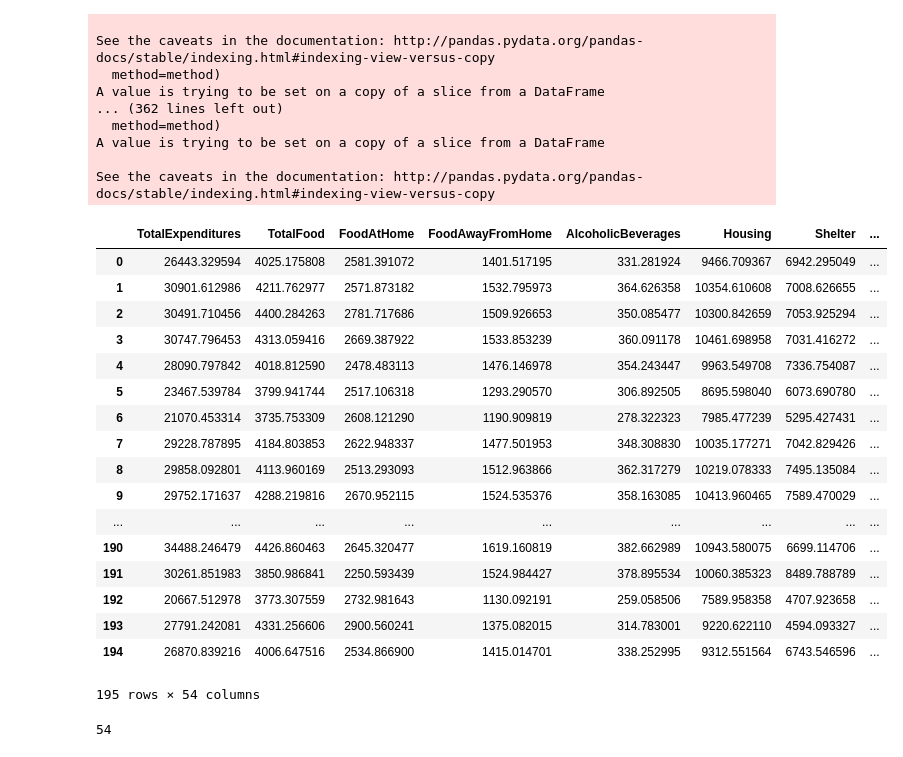
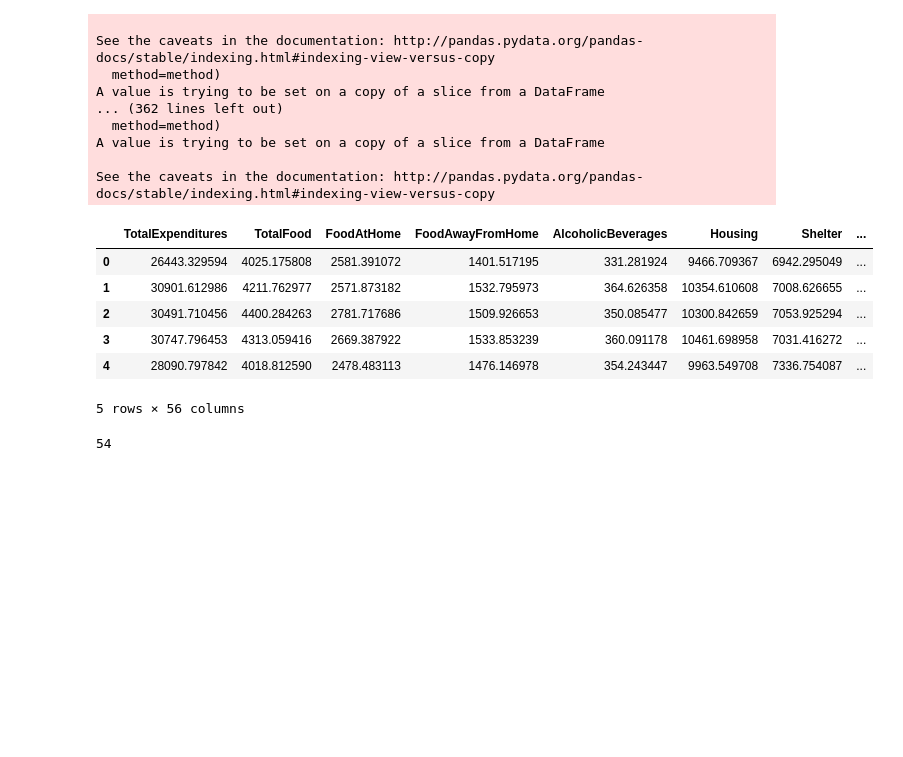
Before and after one commit to WinnieGao/Expenditures, a Jupyter notebook: Second model - INCOME, HHSIZE, ROOMS, OWN, DEGREE, VEHICLES.ipynb, the cells around one changed output. Drawn from its saved outputs; the diff is of its cells as text; code cells hidden in the pictures; blank space fills up the shorter version.

```diff
--- a/Second model - INCOME, HHSIZE, ROOMS, OWN, DEGREE, VEHICLES.ipynb
+++ b/Second model - INCOME, HHSIZE, ROOMS, OWN, DEGREE, VEHICLES.ipynb
@@ -238,23 +238,12 @@ result = pred_y
 for i in pred_y.columns:
     result[i] = np.exp(pred_y[i])
 # %%
-result
+result.head()
 # %% [output]
 |  | TotalExpenditures | TotalFood | FoodAtHome | FoodAwayFromHome | AlcoholicBeverages | Housing | Shelter | ... |
 | 0 | 26443.329594 | 4025.175808 | 2581.391072 | 1401.517195 | 331.281924 | 9466.709367 | 6942.295049 | ... |
 | 1 | 30901.612986 | 4211.762977 | 2571.873182 | 1532.795973 | 364.626358 | 10354.610608 | 7008.626655 | ... |
 | 2 | 30491.710456 | 4400.284263 | 2781.717686 | 1509.926653 | 350.085477 | 10300.842659 | 7053.925294 | ... |
 | 3 | 30747.796453 | 4313.059416 | 2669.387922 | 1533.853239 | 360.091178 | 10461.698958 | 7031.416272 | ... |
 | 4 | 28090.797842 | 4018.812590 | 2478.483113 | 1476.146978 | 354.243447 | 9963.549708 | 7336.754087 | ... |
-| 5 | 23467.539784 | 3799.941744 | 2517.106318 | 1293.290570 | 306.892505 | 8695.598040 | 6073.690780 | ... |
-| 6 | 21070.453314 | 3735.753309 | 2608.121290 | 1190.909819 | 278.322323 | 7985.477239 | 5295.427431 | ... |
-| 7 | 29228.787895 | 4184.803853 | 2622.948337 | 1477.501953 | 348.308830 | 10035.177271 | 7042.829426 | ... |
-| 8 | 29858.092801 | 4113.960169 | 2513.293093 | 1512.963866 | 362.317279 | 10219.078333 | 7495.135084 | ... |
-| 9 | 29752.171637 | 4288.219816 | 2670.952115 | 1524.535376 | 358.163085 | 10413.960465 | 7589.470029 | ... |
-| ... | ... | ... | ... | ... | ... | ... | ... | ... |
-| 190 | 34488.246479 | 4426.860463 | 2645.320477 | 1619.160819 | 382.662989 | 10943.580075 | 6699.114706 | ... |
-| 191 | 30261.851983 | 3850.986841 | 2250.593439 | 1524.984427 | 378.895534 | 10060.385323 | 8489.788789 | ... |
-| 192 | 20667.512978 | 3773.307559 | 2732.981643 | 1130.092191 | 259.058506 | 7589.958358 | 4707.923658 | ... |
-| 193 | 27791.242081 | 4331.256606 | 2900.560241 | 1375.082015 | 314.783001 | 9220.622110 | 4594.093327 | ... |
-| 194 | 26870.839216 | 4006.647516 | 2534.866900 | 1415.014701 | 338.252995 | 9312.551564 | 6743.546596 | ... |
-195 rows × 54 columns
+5 rows × 56 columns
```
Also changed, not shown: parts of 4 cells of this notebook, 1 other file.
